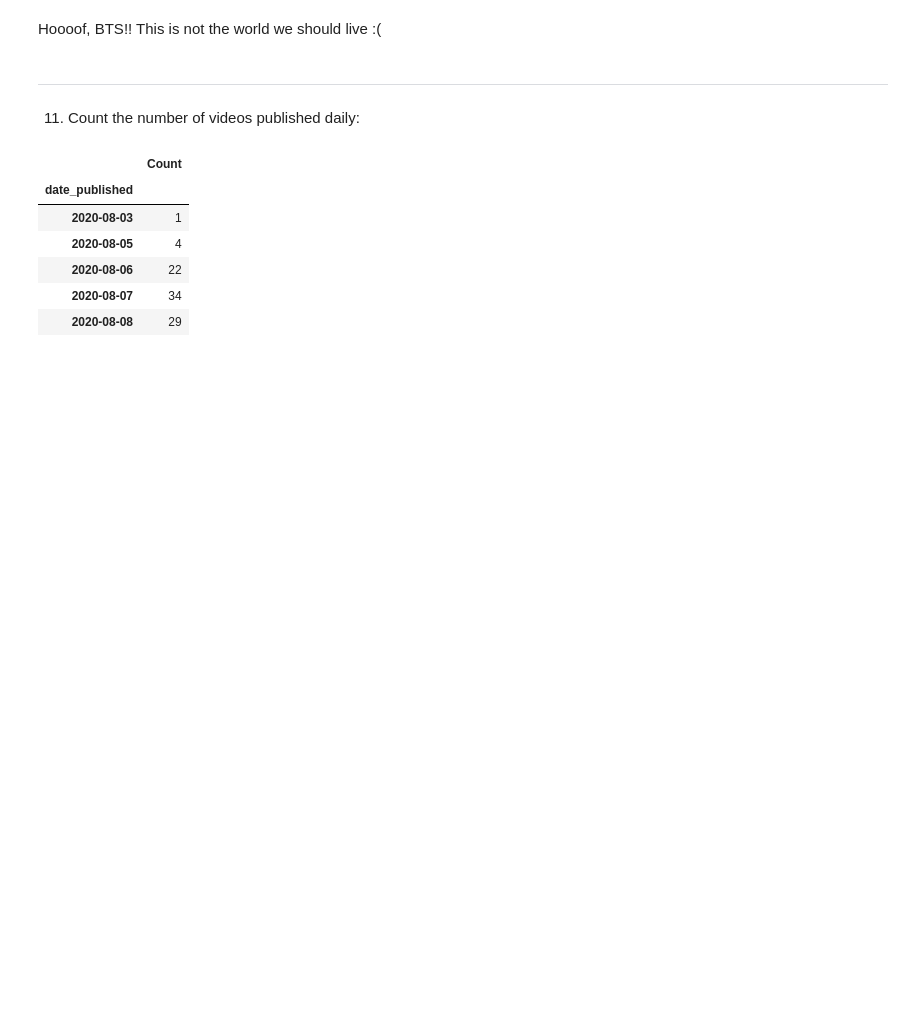
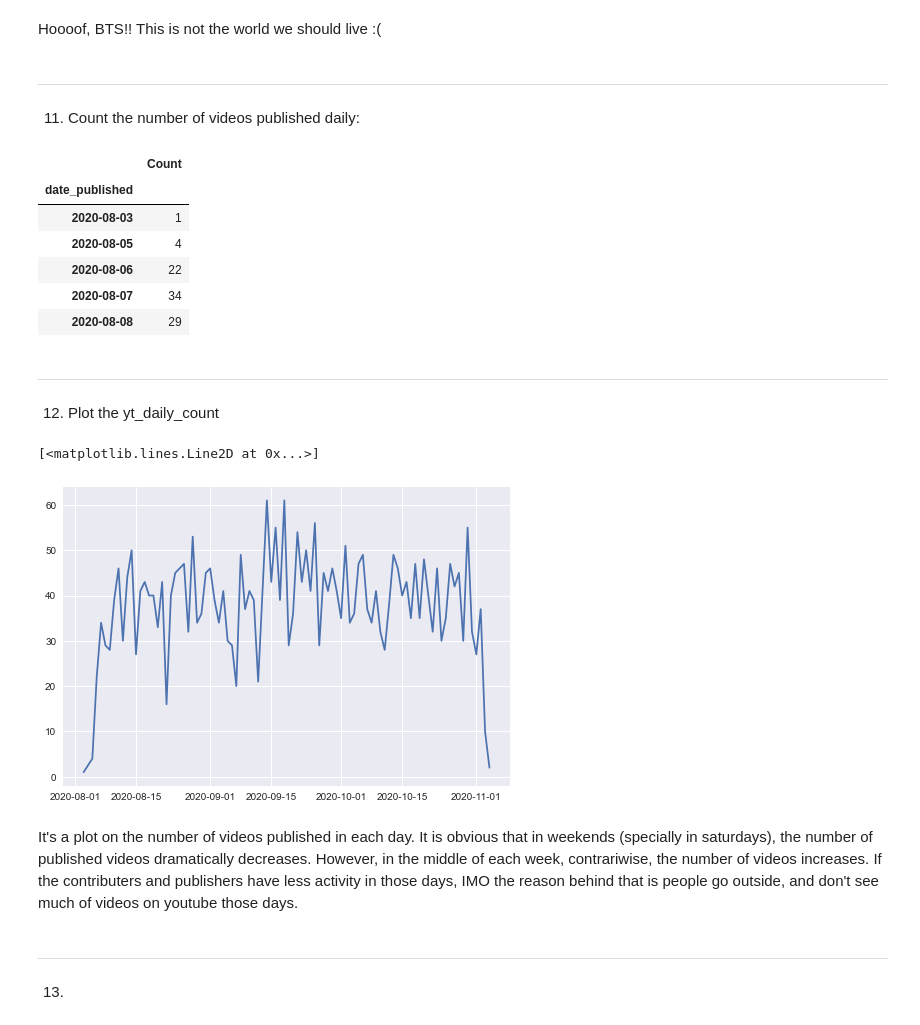
Before and after one commit to mehtee/Youtube_analysis_project, a Jupyter notebook: project.ipynb, the cells around one changed output. Saved outputs shown, nothing was run; the diff lists cells and outputs as text; code cells hidden in the pictures; blank space fills up the shorter version.

Commit message:
📦 12. Plot the number of videos published daily and its information we gather

```diff
--- a/project.ipynb
+++ b/project.ipynb
@@ -276,3 +277,17 @@ yt_daily_count.head()
 | 2020-08-06 | 22 |
 | 2020-08-07 | 34 |
 | 2020-08-08 | 29 |
+# %% [markdown]
+-----------------------
+12. Plot the yt_daily_count
+# %%
+plt.plot(yt_daily_count['Count'])
+# %% [output]
+[<matplotlib.lines.Line2D at 0x...>]
+[figure, added]
+# %% [markdown]
+It's a plot on the number of videos published in each day. It is obvious that in weekends (specially in saturdays), the number of published videos dramatically decreases. However, in the middle of each week, contrariwise, the number of videos increases.
+If the contributers and publishers have less activity in those days, IMO the reason behind that is people go outside, and don't see much of videos on youtube those days.
+# %% [markdown]
+-------------------------
+13.
```
Also changed, not shown: parts of 1 cell of this notebook.
